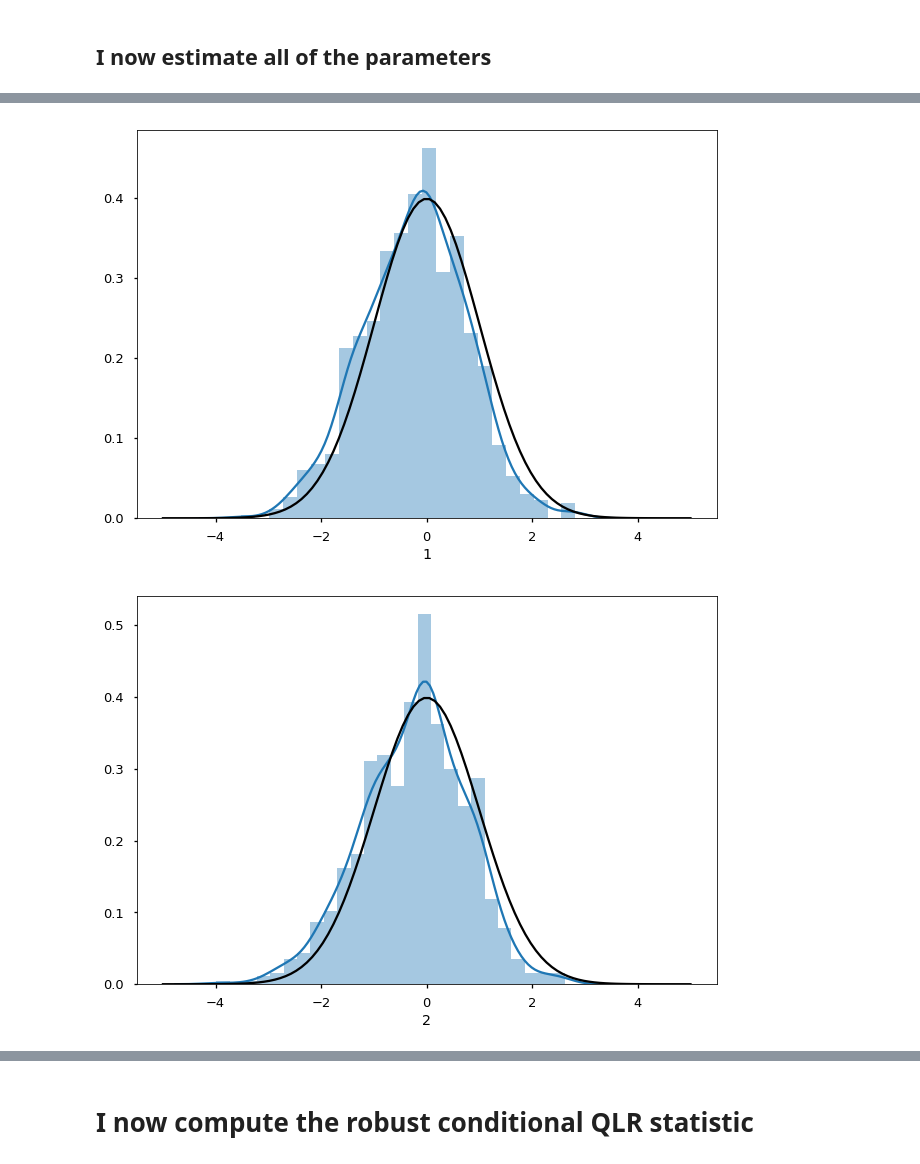
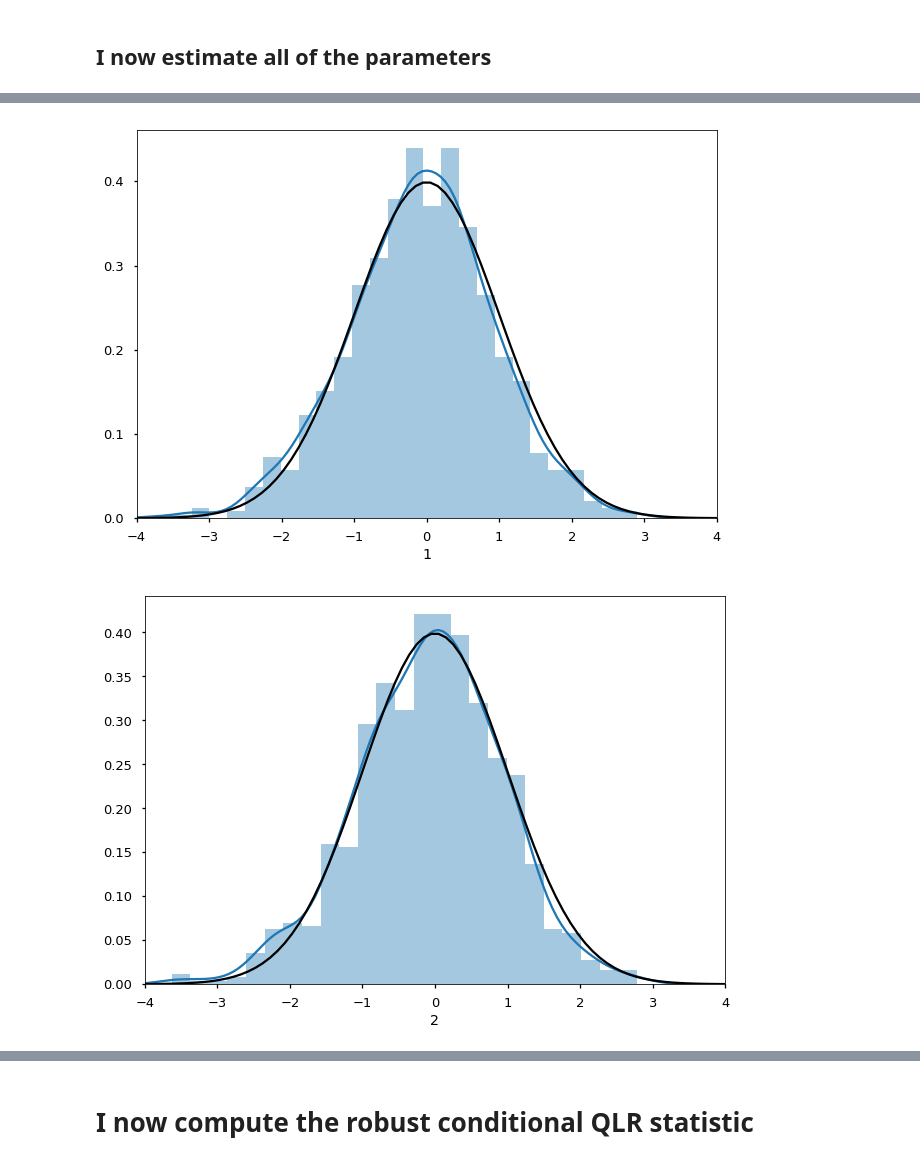
Before and after one commit to sangrey/RiskPriceInference, a Jupyter notebook: volpriceinference/simulations.ipynb, the cells around one changed output, grey strips where cells are left out. Saved outputs shown, nothing was run; the diff lists cells and outputs as text; code cells hidden in the pictures.

```diff
--- a/volpriceinference/simulations.ipynb
+++ b/volpriceinference/simulations.ipynb
@@ -20,12 +26,12 @@ info_handler.addFilter(lambda record: record.levelno == logging.INFO)
 # %% [markdown]
 ## Setup the True Parameters /  Simulation Parameters
 # %%
-kharpov = False
+kharpov = True
 # %%
 if kharpov:
     true_params = {'equity_price': 0.50,
                'vol_price': -7,
-               'zeta': .8,
+               'zeta': .91,
                'scale': .1,
                'delta': 1.11,
                'rho': .6,
@@ -33,11 +39,12 @@ if kharpov:
 else:
      true_params = {'equity_price': 0.47,
                'vol_price': -.13,
-               'zeta': .98,
-               'scale': 2.49,
-               'delta': 0.30,
+               'zeta': .91,
+               'scale': 2.50,
+               'delta': 0.29,
                'rho': .83,
               }
 
-time_dim = 3000
+time_dim = 3700
 sim_dim = 1000
+innov_dim = 1000
@@ -58,0 +66,6 @@ total_true_params.update(
+# %%
+zeta_val = .999
+true_params['equity_price']= vl.compute_theta(psi=total_true_params['psi'], scale=true_params['scale'],
+                                                             rho=true_params['rho'], zeta=zeta_val)
+true_params['zeta'] = zeta_val
+print("Theta is {:.2f}".format(true_params['equity_price']))
@@ -119,8 +141,9 @@ moment_data = pd.DataFrame([t_stats(vl.vol_moments(data.vol, delta=true_params['
 # %% [output]
 [interactive output not drawn]
 # %%
-for i in range(5):
+for name, moment in moment_data.items():
     moment_fig, moment_ax = mpl.pyplot.subplots()
-    sns.distplot(moment_data.iloc[:,i], ax=moment_ax)
+    sns.distplot(moment, ax=moment_ax)
     moment_ax.plot(np.linspace(-5,5,100), stats.norm.pdf(np.linspace(-5,5,100)), color='black')
+    moment_ax.set_xlim([-4,4])
 # %% [output]
@@ -128,2 +151,2 @@ for i in range(5):
-[figure, old version]
+[figure, new version]
-[figure, old version]
+[figure, new version]
```
Also changed, not shown: parts of 25 cells of this notebook, 12 other files.
